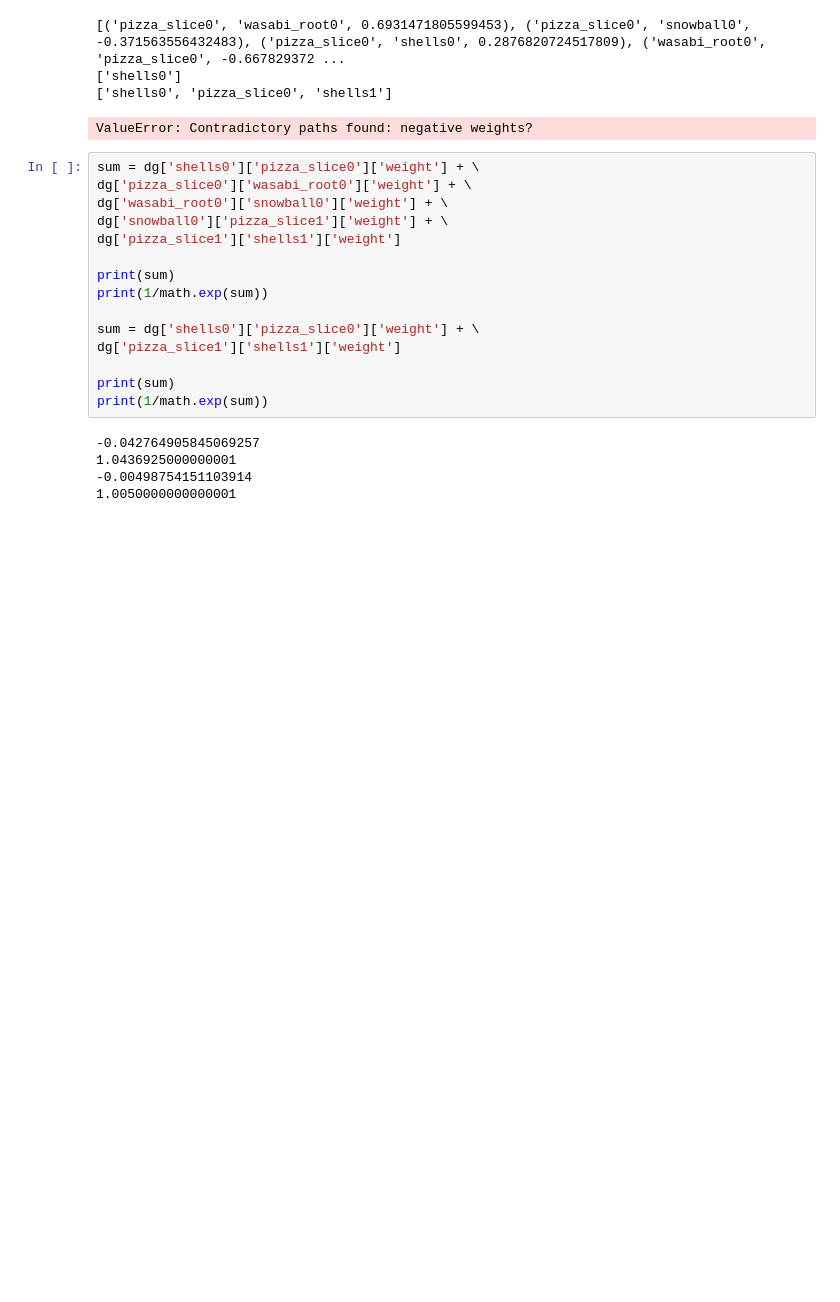
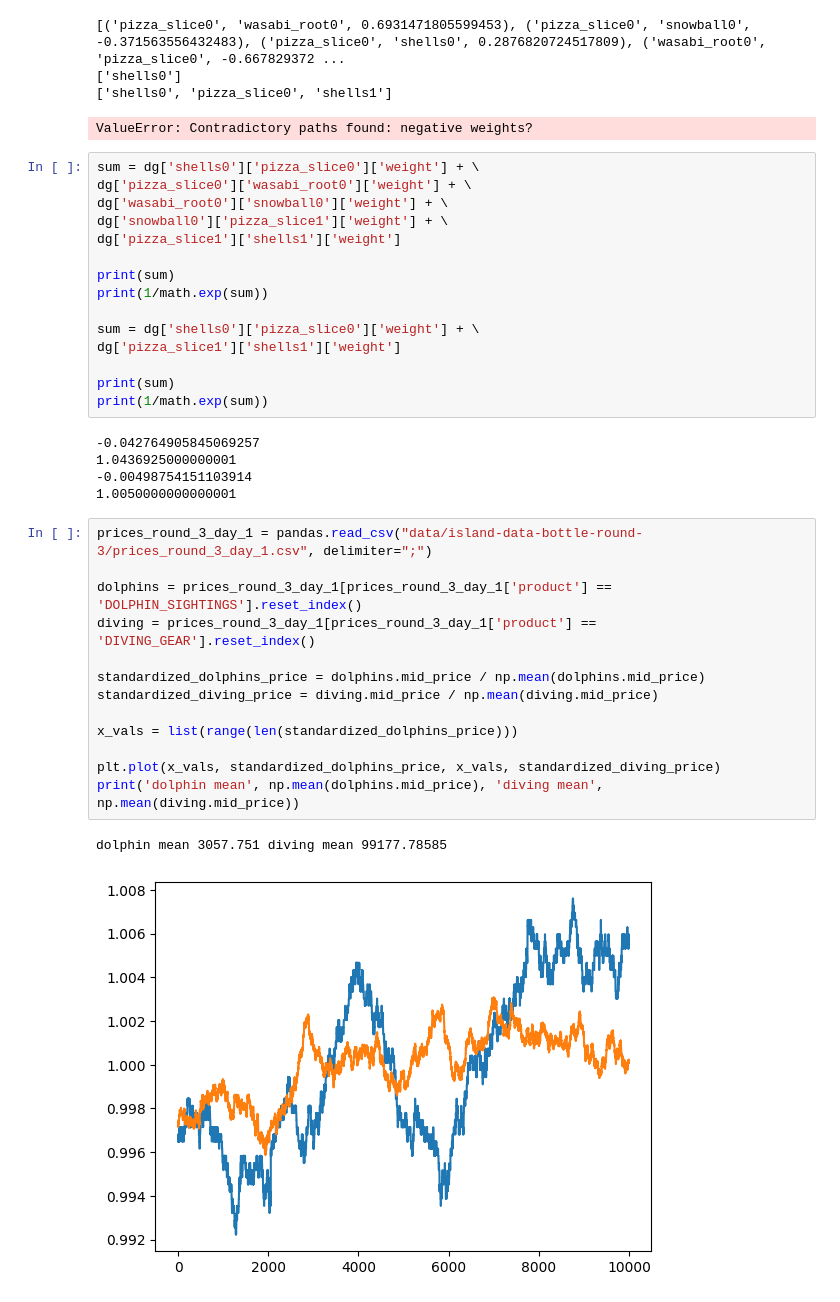
Before and after one commit to MoisheKeselman/IMC-Prosperity-HAM, a Jupyter notebook: imc_prosperity_ham/data_display.ipynb, the cells around one changed output. Cells and saved outputs as stored; diff of their text form; blank space fills up the shorter version.

Commit message:
Added round 3 and 4 traders

```diff
--- a/imc_prosperity_ham/data_display.ipynb
+++ b/imc_prosperity_ham/data_display.ipynb
@@ -161,3 +161,19 @@ print(1/math.exp(sum))
 1.0436925000000001
 -0.00498754151103914
 1.0050000000000001
+# %%
+prices_round_3_day_1 = pandas.read_csv("data/island-data-bottle-round-3/prices_round_3_day_1.csv", delimiter=";")
+
+dolphins = prices_round_3_day_1[prices_round_3_day_1['product'] == 'DOLPHIN_SIGHTINGS'].reset_index()
+diving = prices_round_3_day_1[prices_round_3_day_1['product'] == 'DIVING_GEAR'].reset_index()
+
+standardized_dolphins_price = dolphins.mid_price / np.mean(dolphins.mid_price)
+standardized_diving_price = diving.mid_price / np.mean(diving.mid_price)
+
+x_vals = list(range(len(standardized_dolphins_price)))
+
+plt.plot(x_vals, standardized_dolphins_price, x_vals, standardized_diving_price)
+print('dolphin mean', np.mean(dolphins.mid_price), 'diving mean', np.mean(diving.mid_price))
+# %% [output]
+dolphin mean 3057.751 diving mean 99177.78585
+[figure, added]
```
Also changed, not shown: parts of 2 cells of this notebook, 2 other files.
